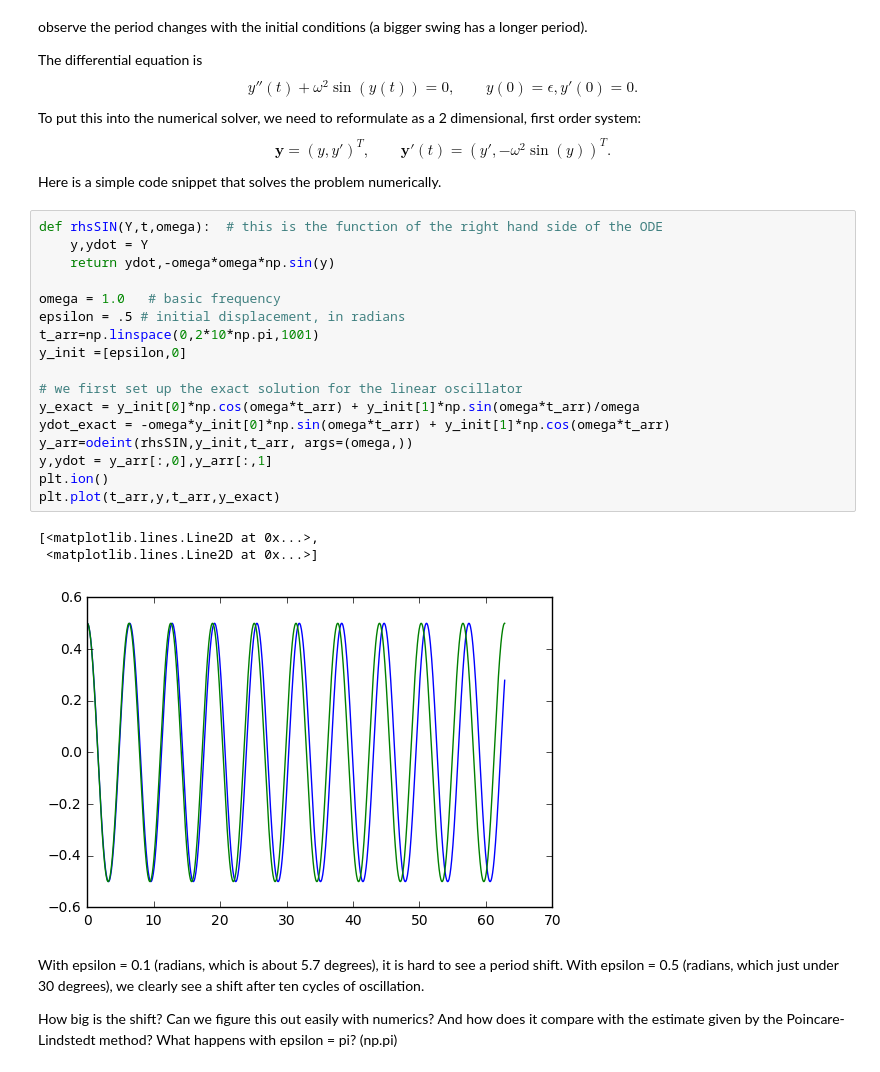
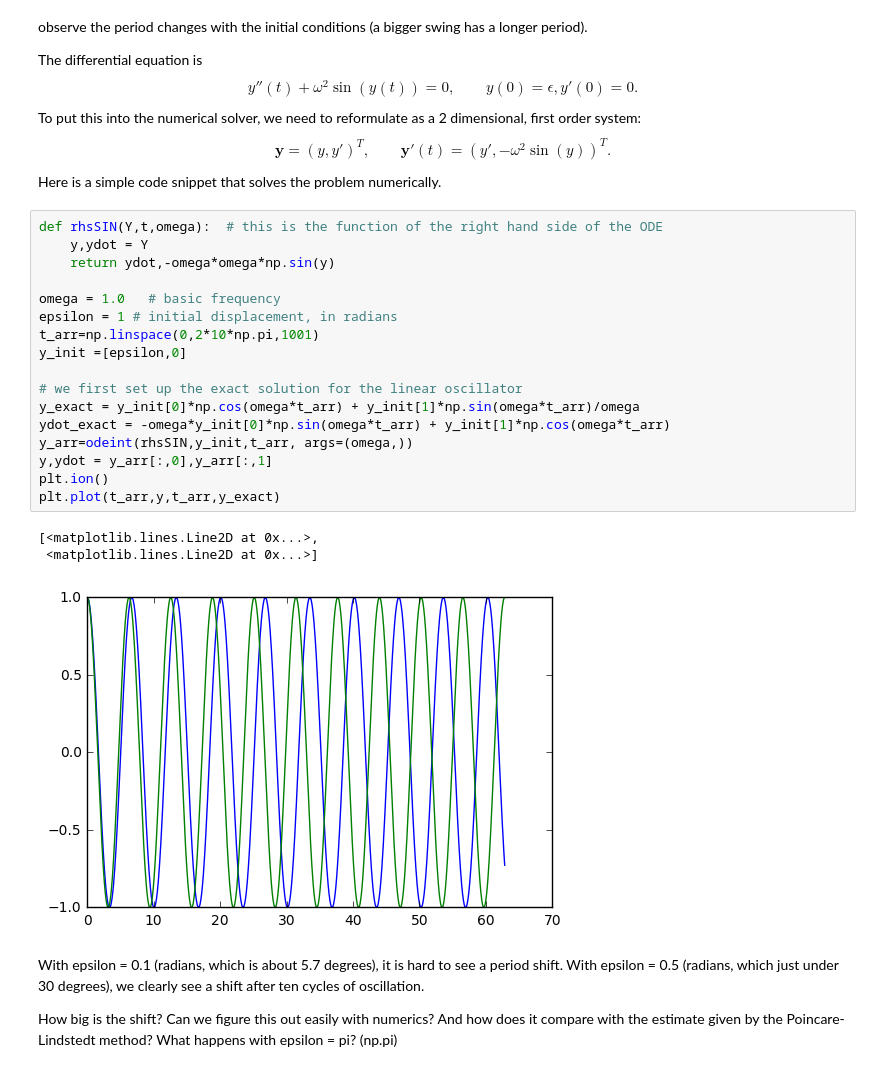
Before and after one commit to mlamoureux/Math651w17, a Jupyter notebook: Lec2_UsingOtherCode.ipynb, the cells around one changed output. Cells and saved outputs as stored; diff of their text form.

```diff
--- a/Lec2_UsingOtherCode.ipynb
+++ b/Lec2_UsingOtherCode.ipynb
@@ -170,24 +170,24 @@ Here is a simple code snippet that solves the problem numerically.
 # %%
 def rhsSIN(Y,t,omega):  # this is the function of the right hand side of the ODE
     y,ydot = Y
     return ydot,-omega*omega*np.sin(y)
 
 omega = 1.0   # basic frequency
-epsilon = .5 # initial displacement, in radians
+epsilon = 1 # initial displacement, in radians
 t_arr=np.linspace(0,2*10*np.pi,1001)
 y_init =[epsilon,0]
 
 # we first set up the exact solution for the linear oscillator
 y_exact = y_init[0]*np.cos(omega*t_arr) + y_init[1]*np.sin(omega*t_arr)/omega
 ydot_exact = -omega*y_init[0]*np.sin(omega*t_arr) + y_init[1]*np.cos(omega*t_arr)
 y_arr=odeint(rhsSIN,y_init,t_arr, args=(omega,))
 y,ydot = y_arr[:,0],y_arr[:,1]
 plt.ion()
 plt.plot(t_arr,y,t_arr,y_exact)
 # %% [output]
 [<matplotlib.lines.Line2D at 0x...>,
  <matplotlib.lines.Line2D at 0x...>]
-[figure, old version]
+[figure, new version]
 # %% [markdown]
 With epsilon = 0.1 (radians, which is about 5.7 degrees), it is hard to see a period shift. With epsilon = 0.5 (radians, which just under 30 degrees), we clearly see a shift after ten cycles of oscillation.
 
```
Also changed, not shown: parts of 1 cell of this notebook, 14 other files.
